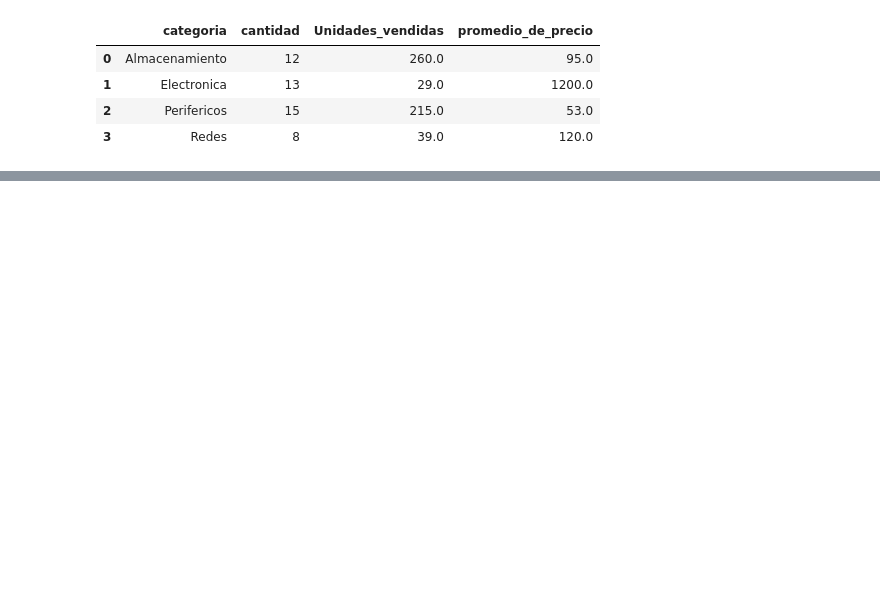
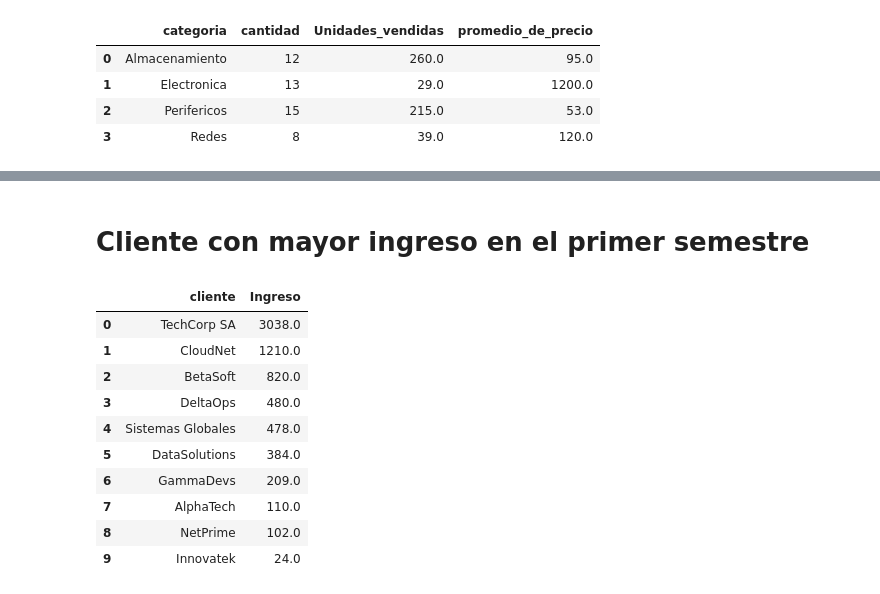
Before and after one commit to Camilo-COL/RetoUnidad1, a Jupyter notebook: Reto/Parte2/02_sql.ipynb, the cells around one changed output, grey strips where cells are left out. Drawn from its saved outputs; the diff is of its cells as text; code cells hidden in the pictures; blank space fills up the shorter version.

```diff
--- a/Reto/Parte2/02_sql.ipynb
+++ b/Reto/Parte2/02_sql.ipynb
@@ -160,0 +230,29 @@ consulta4
+# %% [markdown]
+# Cliente con mayor ingreso en el primer semestre
+# %%
+#Encuentra el cliente que generó el mayor ingreso total en el
+#primer semestre.
+
+subconsulta=pd.read_sql("""
+    SELECT cliente_nombre AS cliente,
+        ROUND(SUM(descuento*precio_unitario*cantidad))  AS Ingreso
+    FROM ventas_techventas
+    WHERE mes <= 6
+    GROUP BY cliente
+    ORDER BY Ingreso DESC
+
+
+""", conn)
+subconsulta
+# %% [output]
+|  | cliente | Ingreso |
+| 0 | TechCorp SA | 3038.0 |
+| 1 | CloudNet | 1210.0 |
+| 2 | BetaSoft | 820.0 |
+| 3 | DeltaOps | 480.0 |
+| 4 | Sistemas Globales | 478.0 |
+| 5 | DataSolutions | 384.0 |
+| 6 | GammaDevs | 209.0 |
+| 7 | AlphaTech | 110.0 |
+| 8 | NetPrime | 102.0 |
+| 9 | Innovatek | 24.0 |
```
Also changed, not shown: parts of 20 cells of this notebook.
